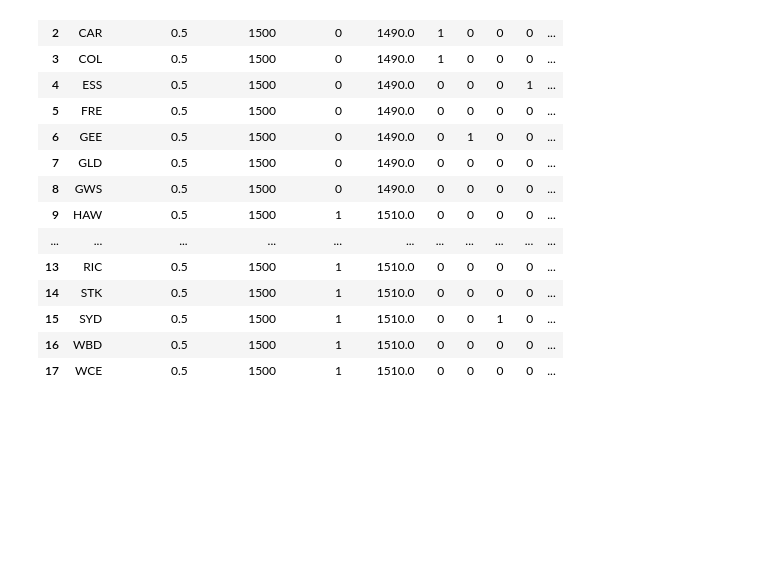
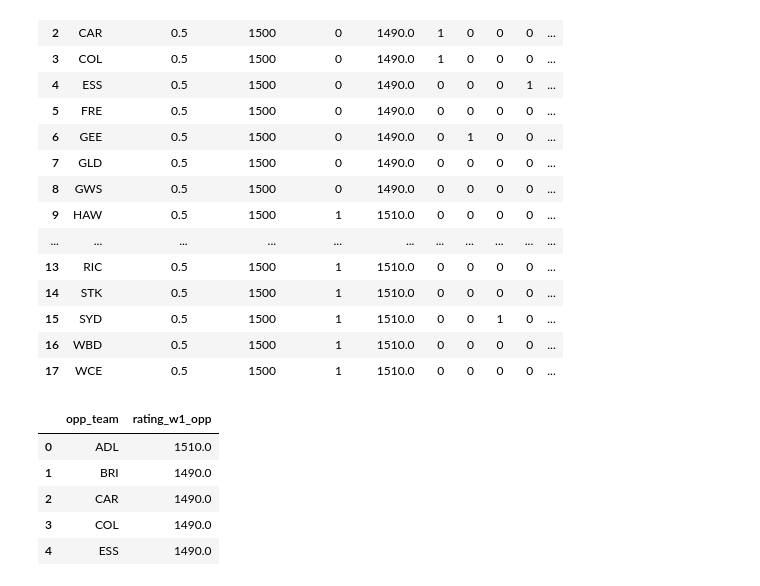
Before and after one commit to stevegabriel1/afl_elo_ratings, a Jupyter notebook: basic_version.ipynb, the cells around one changed output. Cells and saved outputs as stored; diff of their text form; code cells hidden in the pictures; blank space fills up the shorter version.

```diff
--- a/basic_version.ipynb
+++ b/basic_version.ipynb
@@ -196,0 +199,12 @@ contests_w2
+# %%
+# create concise lookup table which is a subset of contests_w2:
+lookup_vals_w2 = contests_w2[['team','rating_w_1']]
+lookup_vals_w2.columns = ['opp_team','rating_w1_opp']
+lookup_vals_w2.head()
+# %% [output]
+|  | opp_team | rating_w1_opp |
+| 0 | ADL | 1510.0 |
+| 1 | BRI | 1490.0 |
+| 2 | CAR | 1490.0 |
+| 3 | COL | 1490.0 |
+| 4 | ESS | 1490.0 |
```
Also changed, not shown: parts of 6 cells of this notebook.
